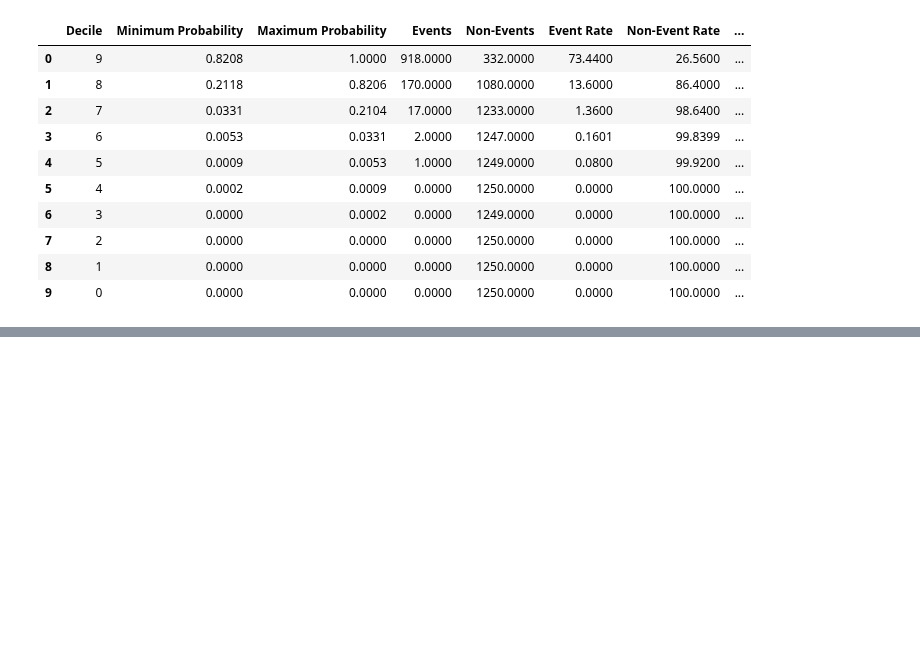
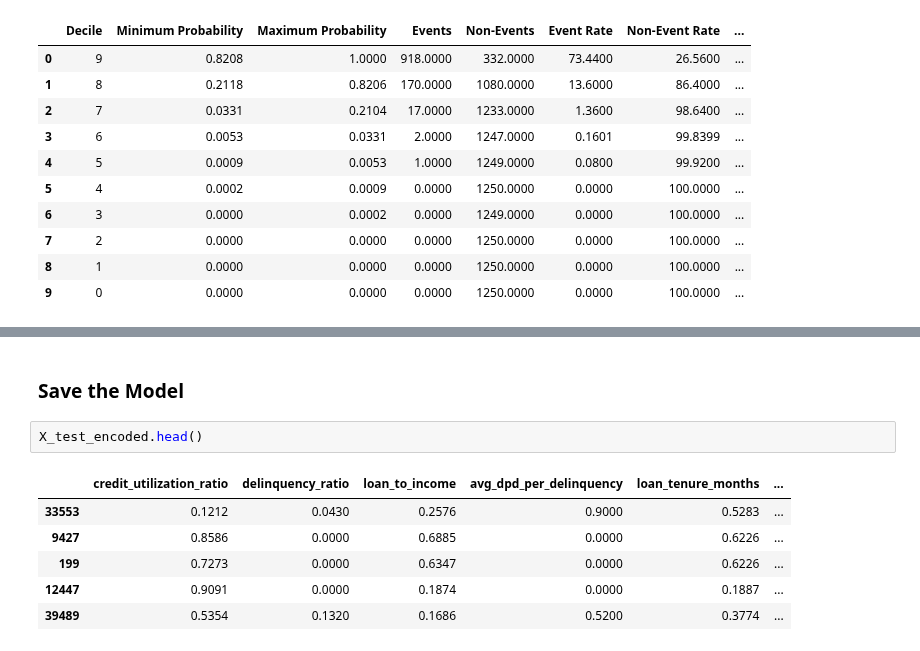
Before and after one commit to HanumantPatil/GenAIAndMachineLearningProjects, a Jupyter notebook: PracticeCode/cradit_risk_prediector/cradit_risk_model.ipynb, the cells around one changed output, grey strips where cells are left out. Drawn from its saved outputs; the diff is of its cells as text; blank space fills up the shorter version.

```diff
--- a/PracticeCode/cradit_risk_prediector/cradit_risk_model.ipynb
+++ b/PracticeCode/cradit_risk_prediector/cradit_risk_model.ipynb
@@ -1371,0 +1415,11 @@ df_grouped
+# %% [markdown]
+### Save the Model
+# %%
+X_test_encoded.head()
+# %% [output]
+|  | credit_utilization_ratio | delinquency_ratio | loan_to_income | avg_dpd_per_delinquency | loan_tenure_months | ... |
+| 33553 | 0.1212 | 0.0430 | 0.2576 | 0.9000 | 0.5283 | ... |
+| 9427 | 0.8586 | 0.0000 | 0.6885 | 0.0000 | 0.6226 | ... |
+| 199 | 0.7273 | 0.0000 | 0.6347 | 0.0000 | 0.6226 | ... |
+| 12447 | 0.9091 | 0.0000 | 0.1874 | 0.0000 | 0.1887 | ... |
+| 39489 | 0.5354 | 0.1320 | 0.1686 | 0.5200 | 0.3774 | ... |
```
Also changed, not shown: parts of 11 cells of this notebook, 1 other file.
